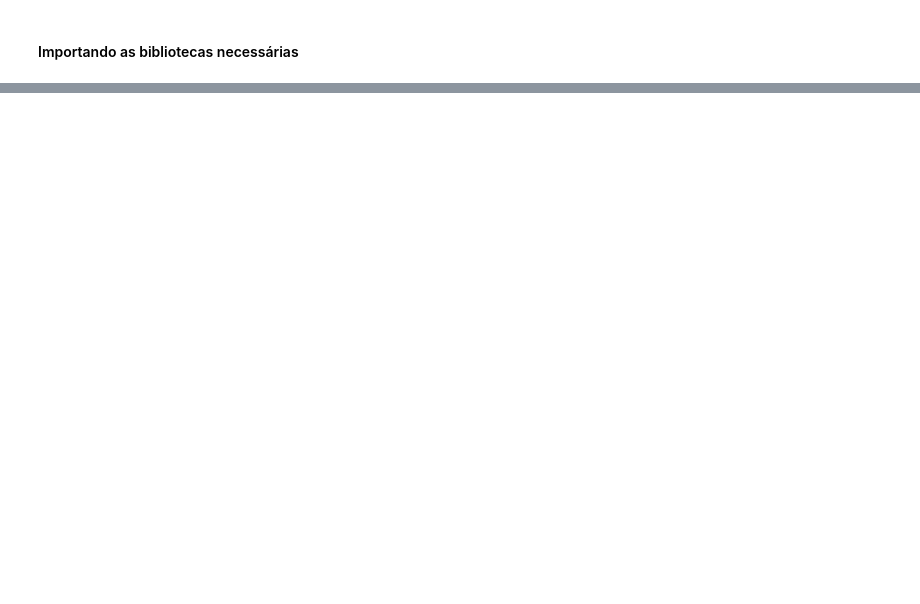
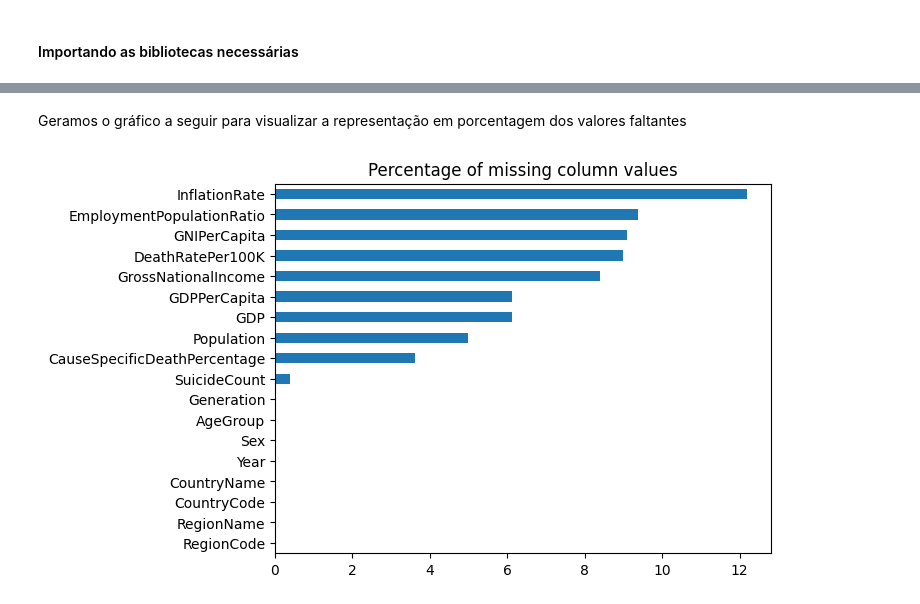
Before and after one commit to PETCC-UFRN/data-pet, a Jupyter notebook: SuicideRates/LimpezaSuicideRates.ipynb, the cells around one changed output, grey strips where cells are left out. Drawn from its saved outputs; the diff is of its cells as text; code cells hidden in the pictures; blank space fills up the shorter version.

Commit message:
fix(LimpezaSuicideRates): tinha upado o notebook errado antes, agora é o certo

```diff
--- a/SuicideRates/LimpezaSuicideRates.ipynb
+++ b/SuicideRates/LimpezaSuicideRates.ipynb
@@ -13,4 +15,3 @@ import matplotlib.pyplot as plt
 # %%
-df = pd.read_csv("age_std_suicide_rates_1990-2022.csv")
-df = df.dropna()
-df["CountryName"].value_counts()
+df = pd.read_csv("suicide_rates_1990-2022.csv")
+df2 = pd.read_csv("age_std_suicide_rates_1990-2022.csv")
@@ -35,3 +18 @@ Se contarmos as colunas que sempre são preenchidas (RegionCode até Sex) e cons
-# %%
-df = df.dropna(thresh=14)
 # %%
@@ -55,3 +37,0 @@ Name: count, Length: 101, dtype: int64
-# %%
-df = df.replace(np.nan, 0)
-#Próximo passo (?): Calcular as médias baseadas nos índices dos países (CountryCode)s
@@ -57,0 +86,22 @@ df = df.replace(np.nan, 0)
+# %% [markdown]
+Geramos o gráfico a seguir para visualizar a representação em porcentagem dos valores faltantes
+# %%
+
+
+# Calculate the percentage of missing values in each column
+missing_percent_threshold = 20
+missing_percentages = df.isna().sum() * 100 / len(df)
+missing_percentages = round(missing_percentages, 2)
+
+# Sort missing percentages in descending order
+missing_percentages_sorted = missing_percentages.sort_values(ascending=True)
+
+# Plot a bar chart showing the percentage of missing values for each column
+missing_percentages_sorted.plot(kind='barh', title="Percentage of missing column values")
+
+# Drop columns with missing value percentage exceeding the threshold
+for column, missing_percentage in missing_percentages_sorted.items():
+    if missing_percentage > missing_percent_threshold:
+        df.drop(columns=column, inplace=True)
+# %% [output]
+[figure, added]
```
Also changed, not shown: parts of 32 cells of this notebook.
